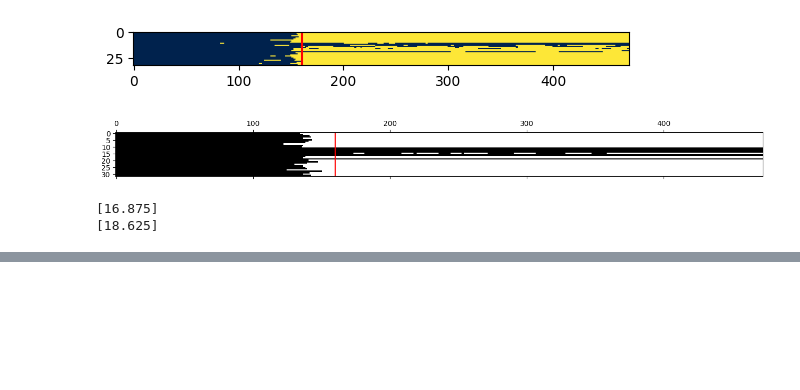
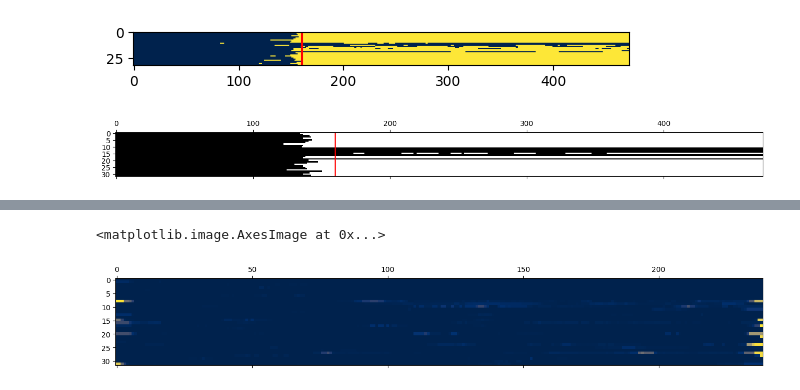
Before and after one commit to wojemann/DynaSD, a Jupyter notebook: examples/test_sim.ipynb, the cells around one changed output, grey strips where cells are left out. Saved outputs shown, nothing was run; the diff lists cells and outputs as text; code cells hidden in the pictures; blank space fills up the shorter version.

```diff
--- a/examples/test_sim.ipynb
+++ b/examples/test_sim.ipynb
@@ -308,9 +310,9 @@ plt.axvline(x=imp_onset_idx,color='r')
 <matplotlib.lines.Line2D at 0x...>
 [figure]
 [figure]
-# %%
-print(imp_times[np.argwhere(imp_sz_clf.iloc[:,0])[0]])
-print(imp_times[np.argwhere(sc.ndimage.median_filter(imp.iloc[:,0],20,mode='nearest')>imp_thresh)][0])
-# %% [output]
-[16.875]
-[18.625]
+# %%
+wvnt = WVNT()
+wvnt.fit(data.iloc[:fs*10,:])
+wave = wvnt(data)
+plt.matshow(sc.ndimage.median_filter(wave,size=20,mode='nearest',axes=0).T)
+# %% [output]
@@ -316,0 +323,2 @@ print(imp_times[np.argwhere(sc.ndimage.median_filter(imp.iloc[:,0],20,mode='near
+<matplotlib.image.AxesImage at 0x...>
+[figure, added]
```
Also changed, not shown: parts of 9 cells of this notebook, 3 other files.
